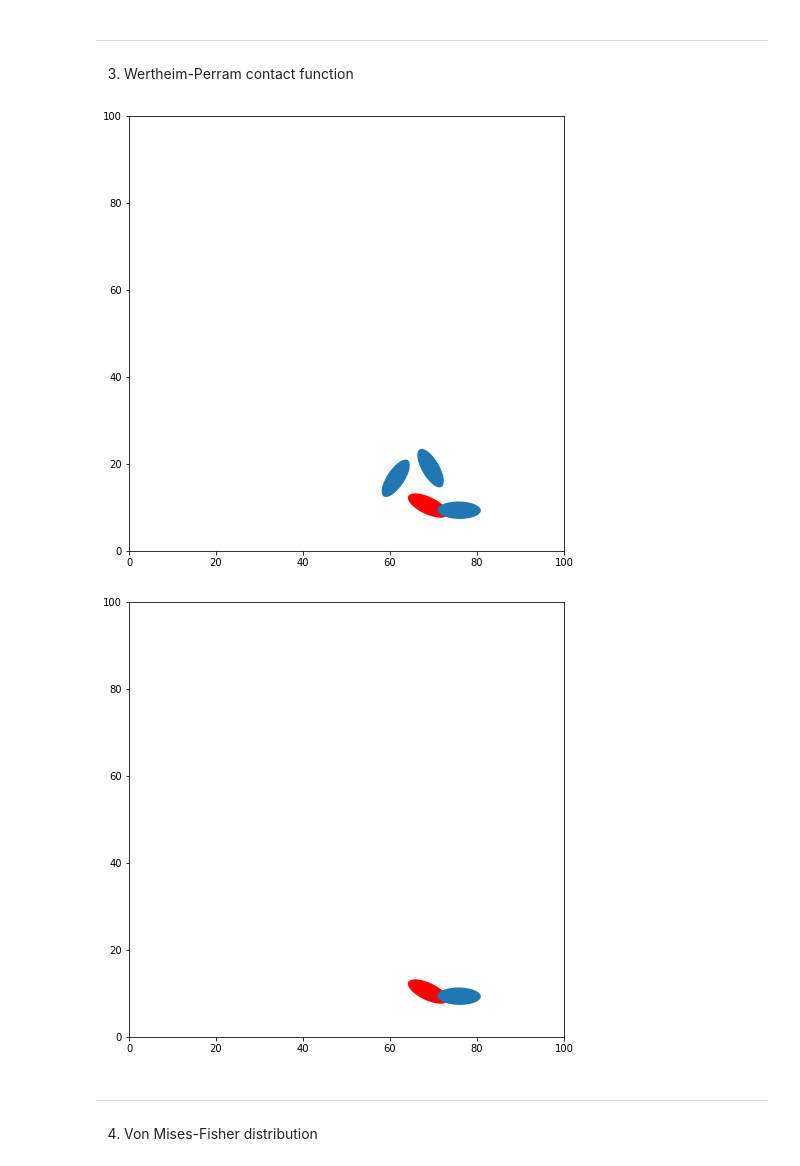
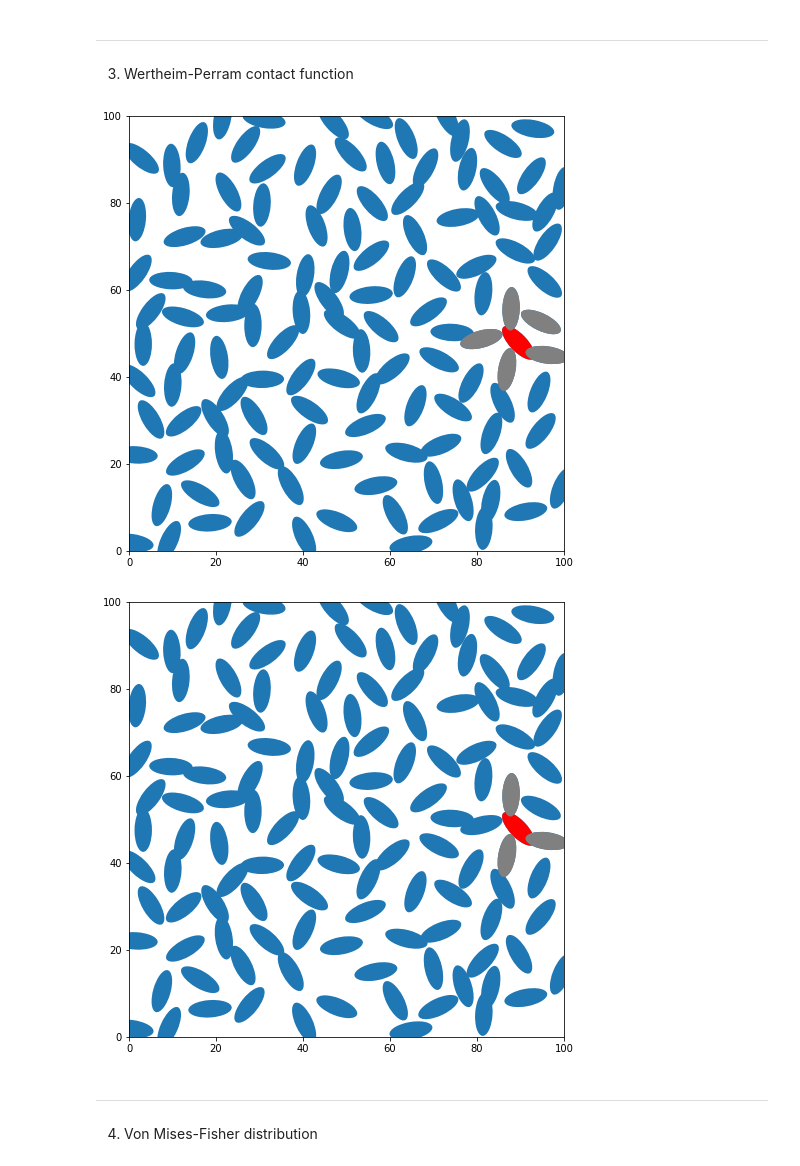
Before and after one commit to tinaaah/magistrska, a Jupyter notebook: code/test.ipynb, the cells around one changed output. Drawn from its saved outputs; the diff is of its cells as text; code cells hidden in the pictures.

```diff
--- a/code/test.ipynb
+++ b/code/test.ipynb
@@ -14,7 +15,7 @@ grid = [100, 100]
 width, height = grid
 
 m = 2           # number of starting points
-N = 1024         # number of all points
+N = 128         # number of all points
 # %%
 ## Selects two random points on a grid
 initial = np.array([ [random.uniform(0,1)*width, random.uniform(0,1)*height] for i in range(m) ])
@@ -87,12 +92,16 @@ in_proximity = [np.where((line<=2*a) & (line!=0)) for line in distance]
 # %%
 plt.figure(figsize=(8,8))
 
+for center in new_dist.ell:
+    ellipse = main.ellipse.convert_to_patches(center, a_width, b_height)
+    plt.gca().add_patch(ellipse)
+
 ## select ellipse 'i' and check its proximity
-i = random.randint(0,N-1)
+# i = random.randint(0,N-1)
+i = 119
 
 i_ellipse = new_dist.ell[i]
 
-plt.axes()
 ell_patch = main.ellipse.convert_to_patches(i_ellipse, a_width, b_height)
 plt.gca().add_patch(ell_patch)
 ell_patch.set_facecolor('r')
@@ -101,36 +110,42 @@ i_neighbourhood = new_dist.ell[in_proximity[i]]
 for E in i_neighbourhood:
     ell_patch = main.ellipse.convert_to_patches(E, a_width, b_height)
     plt.gca().add_patch(ell_patch)
+    ell_patch.set_facecolor('grey')
 
 plt.axis('scaled')
 plt.xlim(0.0, width)
 plt.ylim(0.0, height)
-plt.show()
+
+tikzplotlib.save("test.tex")
 # %% [output]
-[figure, old version]
+[figure, new version]
 # %%
 plt.figure(figsize=(8,8))
+
+for center in new_dist.ell:
+    ellipse = main.ellipse.convert_to_patches(center, a_width, b_height)
+    plt.gca().add_patch(ellipse)
 
 ## display only those ellipses that are touching or overlapping i-th ellipse
 close = np.array([new_dist.mu(i_ellipse, neighbour) for neighbour in i_neighbourhood])
 
 ell_patch = main.ellipse.convert_to_patches(i_ellipse, a_width, b_height)
 plt.gca().add_patch(ell_patch)
 ell_patch.set_facecolor('r')
 
 ## the ones that have mu < 1 are overlapping
 in_contact = i_neighbourhood[np.where(close<1)]
 for E in in_contact:
     ell_patch = main.ellipse.convert_to_patches(E, a_width, b_height)
     plt.gca().add_patch(ell_patch)
-
+    ell_patch.set_facecolor('grey')
 
 plt.axis('scaled')
 plt.xlim(0.0, width)
 plt.ylim(0.0, height)
-plt.show()
+tikzplotlib.save("test.tex")
 # %% [output]
-[figure, old version]
+[figure, new version]
 # %% [markdown]
 ___
 4. Von Mises-Fisher distribution
```
Also changed, not shown: parts of 4 cells of this notebook, 18 other files.
